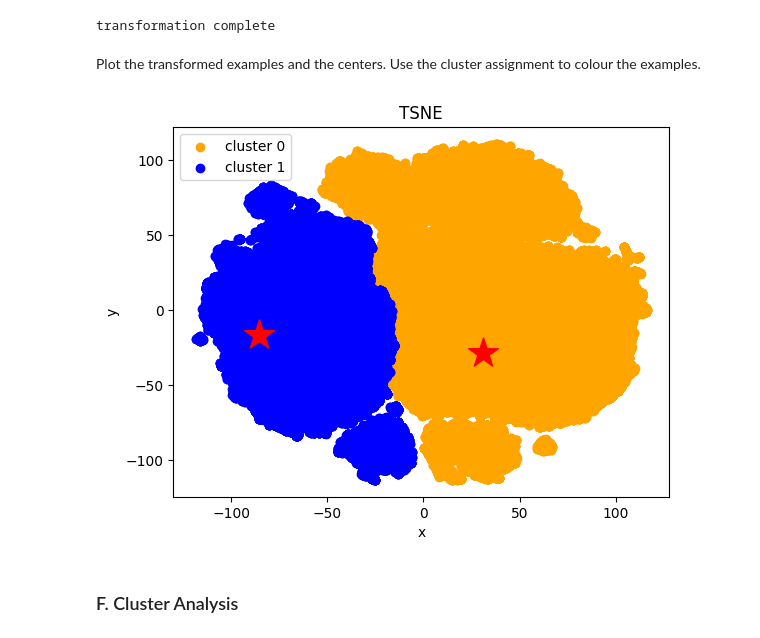
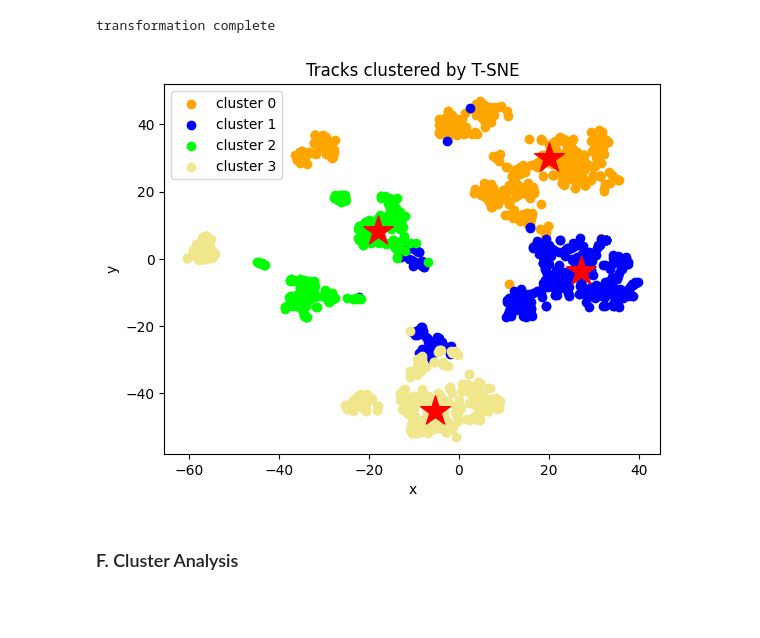
Before and after one commit to plutowootoe/NickProj25, a Jupyter notebook: clustering.ipynb, the cells around one changed output. Drawn from its saved outputs; the diff is of its cells as text; code cells hidden in the pictures; blank space fills up the shorter version.

Commit message:
update clustering

```diff
--- a/clustering.ipynb
+++ b/clustering.ipynb
@@ -77,6 +48,0 @@ dtype: int64
-# %%
-LE = preprocessing.LabelEncoder()
-df['artists'] = LE.fit_transform(df['artists'])
-df['album'] = LE.fit_transform(df['album_name'])
-df['track_id'] = LE.fit_transform(df['track_id'])
-df.head()
@@ -91,11 +55,11 @@ df.head()
 # %%
-df.drop(columns=["track_genre","album_name","track_name","Unnamed: 0"], inplace=True, errors='ignore')
+df.drop(columns=["track_genre"], inplace=True, errors='ignore')
 
 bool_mapper = {
     False: 0,
     True: 1,
 }
-
+df['popularity'] = df['popularity'].apply(lambda x: 1 if x > 50 else 0)
 df['explicit'] = df['explicit'].replace(bool_mapper)
 df.tail()
 # %% [output]
@@ -154,6 +115,0 @@ First, to find the best value of k, use the Silhouette co-efficient. The one wit
-# %%
-for n_cluster in range(2, 11):
-    kmeans = cluster.KMeans(n_clusters=n_cluster).fit(data)
-    label = kmeans.labels_
-    sil_coeff = metrics.silhouette_score(data, label, metric='euclidean')
-    print("For n_clusters={}, The Silhouette Coefficient is {}".format(n_cluster, sil_coeff))
@@ -170,5 +138,5 @@ For n_clusters=10, The Silhouette Coefficient is 0.13432762981916221
 # %%
-k = 2
+k = 4
 # %% [markdown]
 #### Run k-Means
 # %%
@@ -190,15 +158,13 @@ XYcoordinates = manifold.TSNE(n_components=2).fit_transform(data_and_centers)
 print("transformation complete")
 # %% [output]
 transformation complete
-# %% [markdown]
-Plot the transformed examples and the centers. Use the cluster assignment to colour the examples.
 # %%
 clustering_scatterplot(points=XYcoordinates[:-k,:],
                        labels=clustered_data_sklearn.labels_,
                        centers=XYcoordinates[-k:,:],
-                       title='TSNE')
+                       title='Tracks clustered by T-SNE')
 # %% [output]
-[figure, old version]
+[figure, new version]
 # %% [markdown]
 ### F. Cluster Analysis
 # %% [markdown]
```
Also changed, not shown: parts of 18 cells of this notebook.
